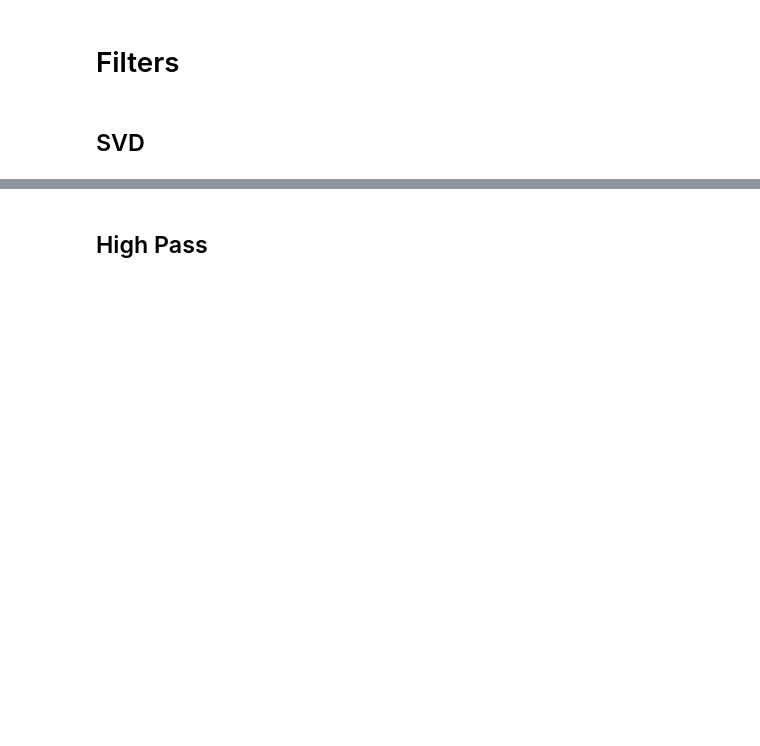
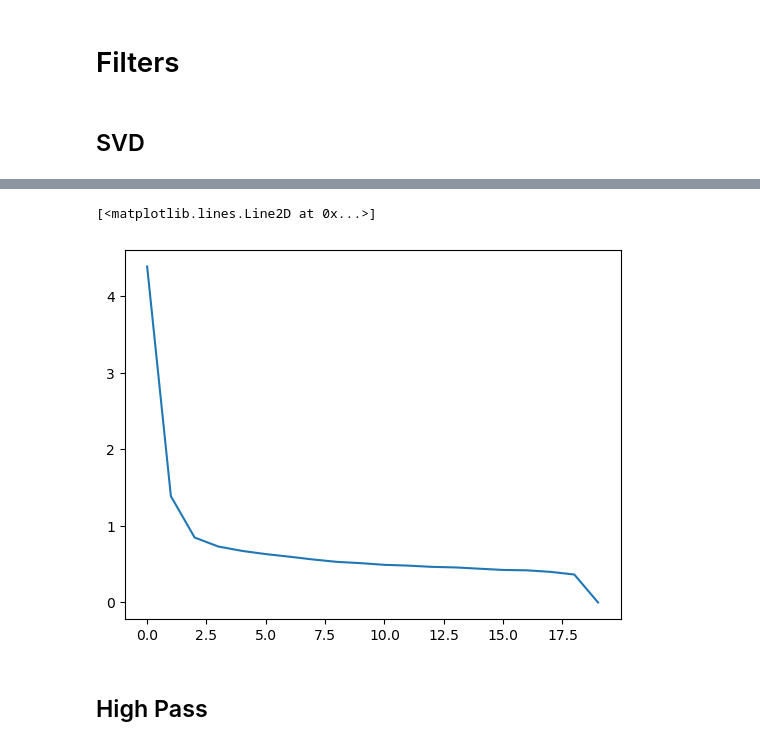
Before and after one commit to MatthieuVAUTRIN/superresolution, a Jupyter notebook: 003_post_bf_processing.ipynb, the cells around one changed output, grey strips where cells are left out. Cells and saved outputs as stored; diff of their text form; code cells hidden in the pictures; blank space fills up the shorter version.

```diff
--- a/003_post_bf_processing.ipynb
+++ b/003_post_bf_processing.ipynb
@@ -116,3 +118,8 @@ plt.show()
+# %%
+plt.plot(S)
+# %% [output]
+[<matplotlib.lines.Line2D at 0x...>]
+[figure, added]
 # %% [markdown]
 ## High Pass
 # %%
```
Also changed, not shown: parts of 8 cells of this notebook, 17 other files.
